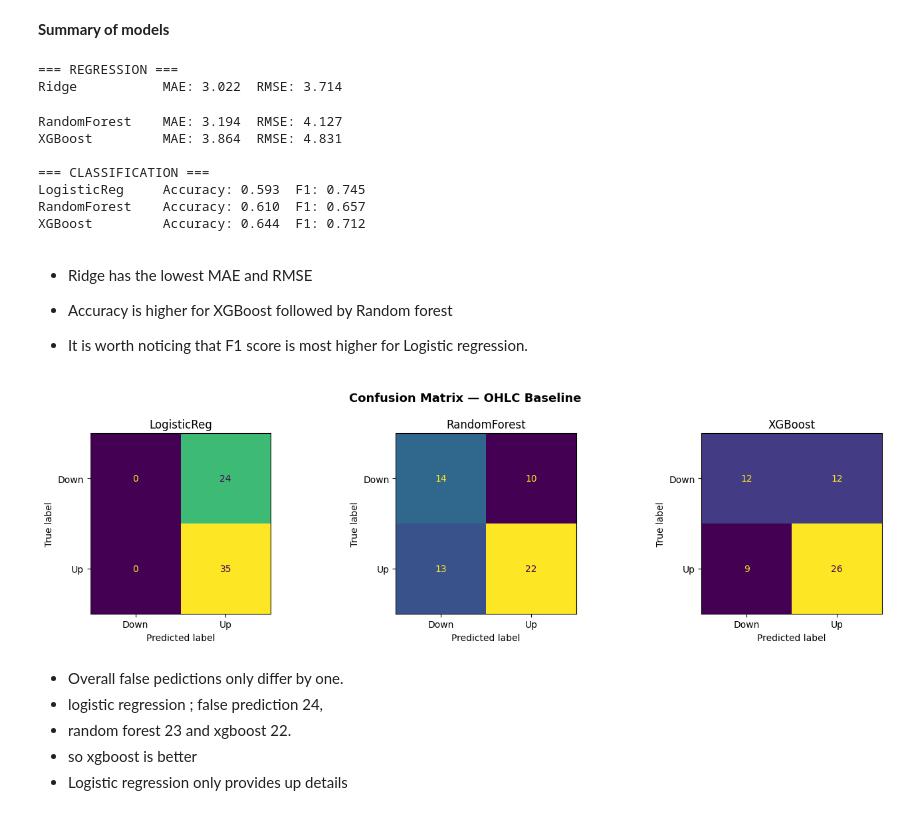
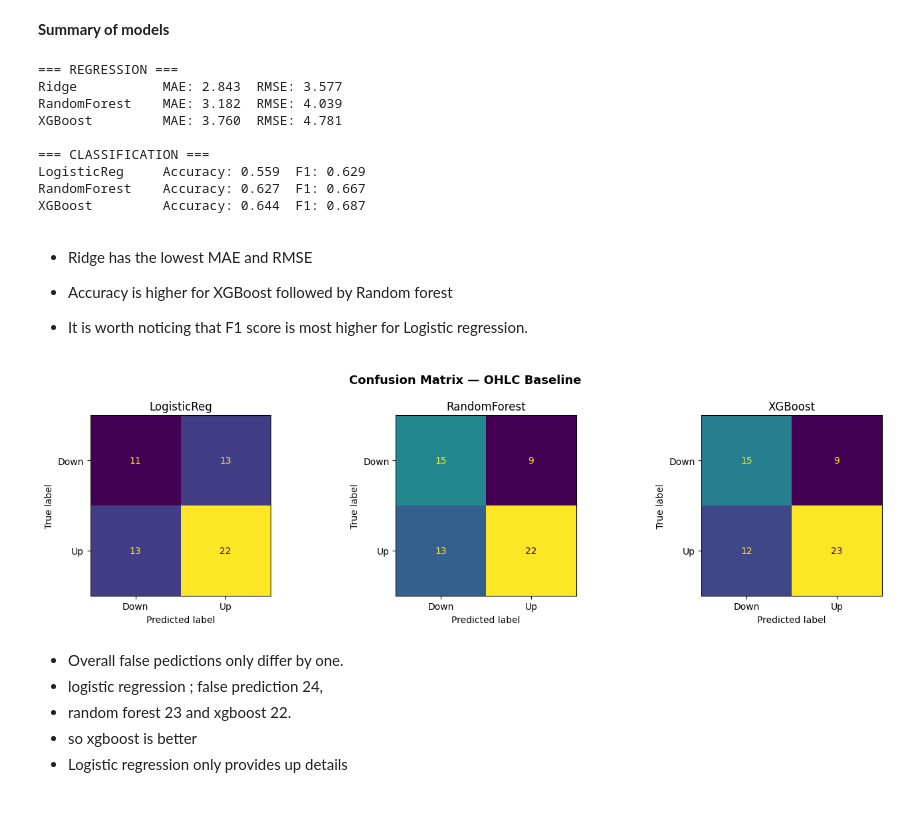
Before and after one commit to aparna-2001/nifty50-stock-price-forecasting, a Jupyter notebook: Copy_of_nifty50_monthly_eda_prediction_ipynb.ipynb, the cells around one changed output. Drawn from its saved outputs; the diff is of its cells as text; code cells hidden in the pictures.

Commit message:
separate training sets for classification and regression

```diff
--- a/Copy_of_nifty50_monthly_eda_prediction_ipynb.ipynb
+++ b/Copy_of_nifty50_monthly_eda_prediction_ipynb.ipynb
@@ -329,22 +342,29 @@ memory usage: 45.9 KB
 # %% [markdown]
 *baseline feature*
 # %%
-
-
-feature_cols = [
-    'Monthly_Return_%', 'HL_Range_%', 'Body_Ratio',
-    'Upper_Shadow_%', 'Lower_Shadow_%', 'Recovery_Rate_%',
-    'Avg_Volume', 'Prev_Bull_Return_%', 'Prev_Bear_Return_%',
-    'Rolling_CAGR_%'
+# MI-selected baseline features
+top_reg_features = [
+    'Rolling_CAGR_%', 'Upper_Shadow_%', 'Recovery_Rate_%',
+    'Monthly_Return_%', 'Avg_Volume', 'Prev_Bull_Return_%', 'HL_Range_%'
 ]
 
-X = monthly[feature_cols]
+top_clf_features = [
+    'Lower_Shadow_%', 'Rolling_CAGR_%', 'Upper_Shadow_%', 'Prev_Bull_Return_%'
+]
+
+# Regression split
+X_reg = monthly[top_reg_features]
 y_reg = monthly['Next_Month_Return_%']
+
+split = int(len(monthly) * 0.8)
+X_reg_train, X_reg_test = X_reg.iloc[:split], X_reg.iloc[split:]
+y_reg_train, y_reg_test = y_reg.iloc[:split], y_reg.iloc[split:]
+
+# Classification split
+X_clf = monthly[top_clf_features]
 y_clf = monthly['Next_Month_Direction']
 
-split = int(len(monthly) * 0.8)
-X_train, X_test = X.iloc[:split], X.iloc[split:]
-y_reg_train, y_reg_test = y_reg.iloc[:split], y_reg.iloc[split:]
+X_clf_train, X_clf_test = X_clf.iloc[:split], X_clf.iloc[split:]
 y_clf_train, y_clf_test = y_clf.iloc[:split], y_clf.iloc[split:]
 # %% [markdown]
 **Regression models using Random Forest, XGBoost**
@@ -367,25 +387,25 @@ models_clf = {
 # %%
 print("=== REGRESSION ===")
 for name, model in models_reg.items():
-    model.fit(X_train, y_reg_train)
-    pred = model.predict(X_test)
+    model.fit(X_reg_train, y_reg_train)
+    pred = model.predict(X_reg_test)
     print(f"{name:15} MAE: {mean_absolute_error(y_reg_test, pred):.3f}  RMSE: {root_mean_squared_error(y_reg_test, pred):.3f}")
 
 print("\n=== CLASSIFICATION ===")
 for name, model in models_clf.items():
-    model.fit(X_train, y_clf_train)
-    pred = model.predict(X_test)
+    model.fit(X_clf_train, y_clf_train)
+    pred = model.predict(X_clf_test)
     print(f"{name:15} Accuracy: {accuracy_score(y_clf_test, pred):.3f}  F1: {f1_score(y_clf_test, pred):.3f}")
 # %% [output]
 === REGRESSION ===
-Ridge           MAE: 3.022  RMSE: 3.714
+Ridge           MAE: 2.843  RMSE: 3.577
+RandomForest    MAE: 3.182  RMSE: 4.039
+XGBoost         MAE: 3.760  RMSE: 4.781
+
+=== CLASSIFICATION ===
+LogisticReg     Accuracy: 0.559  F1: 0.629
+RandomForest    Accuracy: 0.627  F1: 0.667
+XGBoost         Accuracy: 0.644  F1: 0.687
-RandomForest    MAE: 3.194  RMSE: 4.127
-XGBoost         MAE: 3.864  RMSE: 4.831
-
-=== CLASSIFICATION ===
-LogisticReg     Accuracy: 0.593  F1: 0.745
-RandomForest    Accuracy: 0.610  F1: 0.657
-XGBoost         Accuracy: 0.644  F1: 0.712
 # %% [markdown]
 * Ridge has the lowest MAE and RMSE
 
@@ -395,19 +415,19 @@ XGBoost         Accuracy: 0.644  F1: 0.712
 # %%
 
 
 fig, axes = plt.subplots(1, 3, figsize=(14, 4))
 
 for ax, (name, model) in zip(axes, models_clf.items()):
-    pred = model.predict(X_test)
+    pred = model.predict(X_clf_test)
     cm = confusion_matrix(y_clf_test, pred)
     ConfusionMatrixDisplay(cm, display_labels=['Down', 'Up']).plot(ax=ax, colorbar=False)
     ax.set_title(f'{name}')
 
 plt.suptitle('Confusion Matrix — OHLC Baseline', fontsize=13, fontweight='bold')
 plt.tight_layout()
 plt.show()
 # %% [output]
-[figure, old version]
+[figure, new version]
 # %% [markdown]
 * Overall false pedictions only differ by one.
 * logistic regression ; false prediction 24,
```
Also changed, not shown: parts of 20 cells of this notebook.
